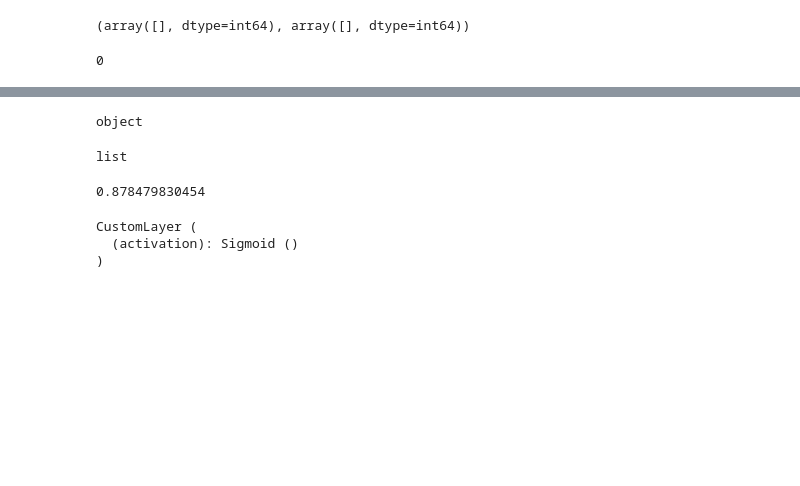
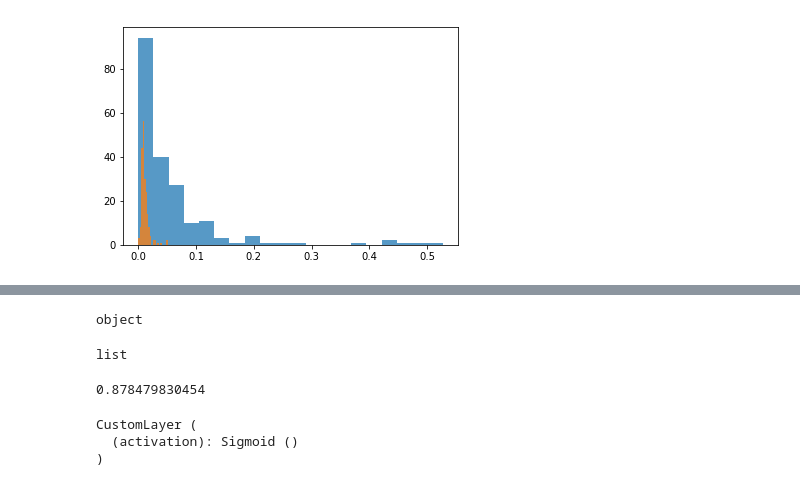
Before and after one commit to bonyuta0204/net2vec, a Jupyter notebook: src/playground.ipynb, the cells around one changed output, grey strips where cells are left out. Cells and saved outputs as stored; diff of their text form; code cells hidden in the pictures; blank space fills up the shorter version.

```diff
--- a/src/playground.ipynb
+++ b/src/playground.ipynb
@@ -75,0 +45,4 @@ ds.label_size()
+# %%
+K = shape[1]
+L = ds.label_size()
+N = ds.size()
@@ -108,19 +54,15 @@ blobdata = cached_memmap(fn_read, mode='r', dtype='float32', shape=shape)
 from indexdata import load_image_to_label
 # %%
 image_to_label = load_image_to_label(directory)
-# %%
-(N, L) = image_to_label.shape
 # %%
-linear_ind_iou = ed.open_mmap(blob=blob, part='linear_iou', mode='r', dtype='float32', shape=(L,N))
-single_ind_iou = ed.open_mmap(blob=blob, part='single_ind_ious', mode='r', dtype='float32', shape=(L,N,K))
+linear_ind_ious = ed.open_mmap(blob=blob, part='linear_ind_ious', mode='r', dtype='float32', shape=(L,N))
+single_ind_ious = ed.open_mmap(blob=blob, part='single_ind_ious', mode='r', dtype='float32', shape=(L,N,K))
+linear_set_ious = ed.open_mmap(blob=blob, part='linear_set_ious', mode='r', dtype='float32', shape=(L,))
+single_set_ious = ed.open_mmap(blob=blob, part='single_set_ious', mode='r', dtype='float32', shape=(L,K))
-# %%
-label_i = 19 # person
-idx = np.where(image_to_label[:,label_i])[0]
-
-np.where(linear_ind_iou)
-# %% [output]
-(array([], dtype=int64), array([], dtype=int64))
-# %%
-print len(idx)
-# %% [output]
-0
+# %%
+f, ax = plt.subplots(1,1)
+ax.hist(linear_set_ious[1:200], alpha=0.75, bins=20)
+ax.hist(np.max(single_set_ious[1:200], axis=1), alpha=0.75, bins=20)
+plt.show()
+# %% [output]
+[figure, added]
```
Also changed, not shown: parts of 21 cells of this notebook, 1 other file.
